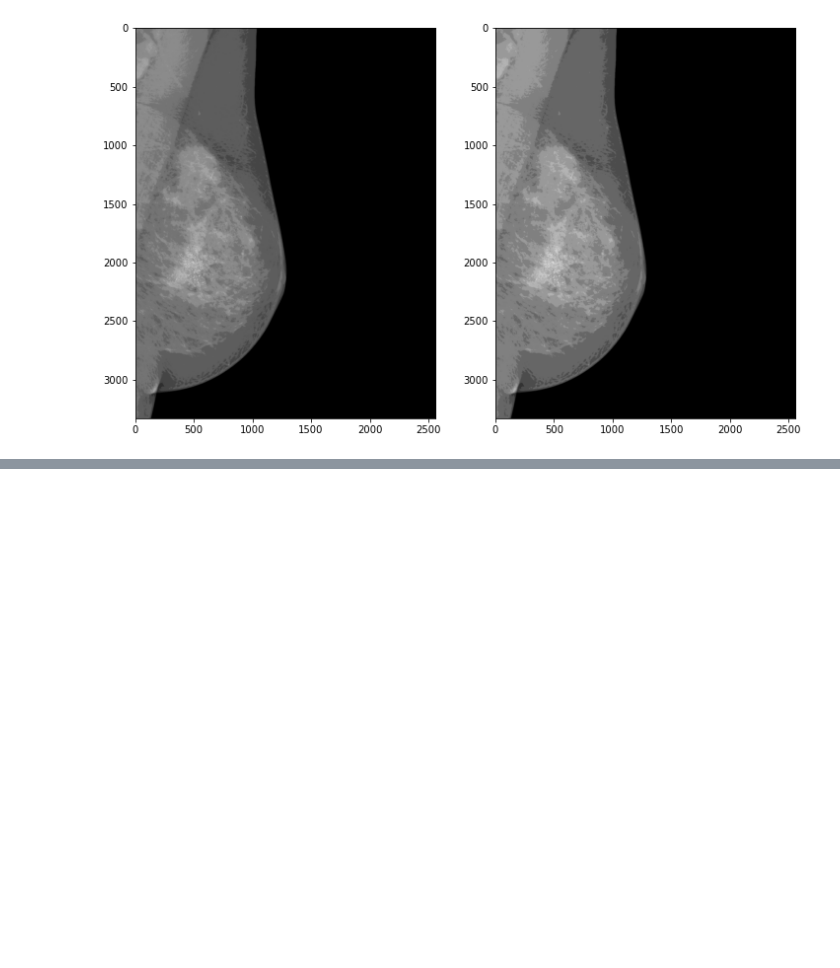
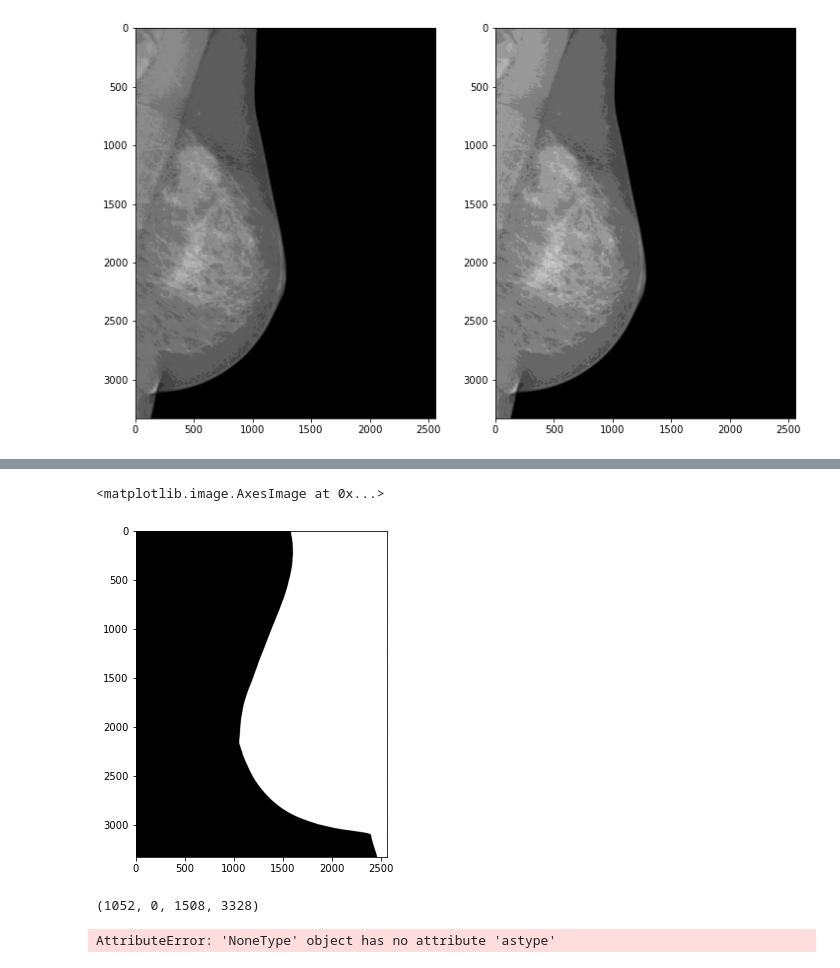
Before and after one commit to Subhra11/Breast-Cancer-Detection, a Jupyter notebook: Image Enhancement.ipynb, the cells around one changed output, grey strips where cells are left out. Drawn from its saved outputs; the diff is of its cells as text; code cells hidden in the pictures; blank space fills up the shorter version.

```diff
--- a/Image Enhancement.ipynb
+++ b/Image Enhancement.ipynb
@@ -394,0 +426,21 @@ axes[1].imshow(mammo_pproc, cmap='gray')
+# %%
+breast_mask = cv2.drawContours(np.zeros_like(th), contours, 1, 255, cv2.FILLED)
+fig,ax = subplots()
+fig.set_size_inches([6, 6])
+ax.imshow(breast_mask, cmap='gray')
+# %% [output]
+<matplotlib.image.AxesImage at 0x...>
+[figure, added]
+# %%
+cv2.boundingRect(contours[1])
+# %% [output]
+(1052, 0, 1508, 3328)
+# %%
+from dm_preprocess import DMImagePreprocessor as prep
+img = cv2.imread('20587080_b6a4f750c6df4f90_MG_R_ML_ANON.png', cv2.IMREAD_UNCHANGED)
+img_breast = prep.segment_breast(img, .1)
+fig,ax = subplots()
+fig.set_size_inches([6, 6])
+ax.imshow(img_breast, cmap='gray')
+# %% [output]
+AttributeError: 'NoneType' object has no attribute 'astype'
```
Also changed, not shown: parts of 11 cells of this notebook.
